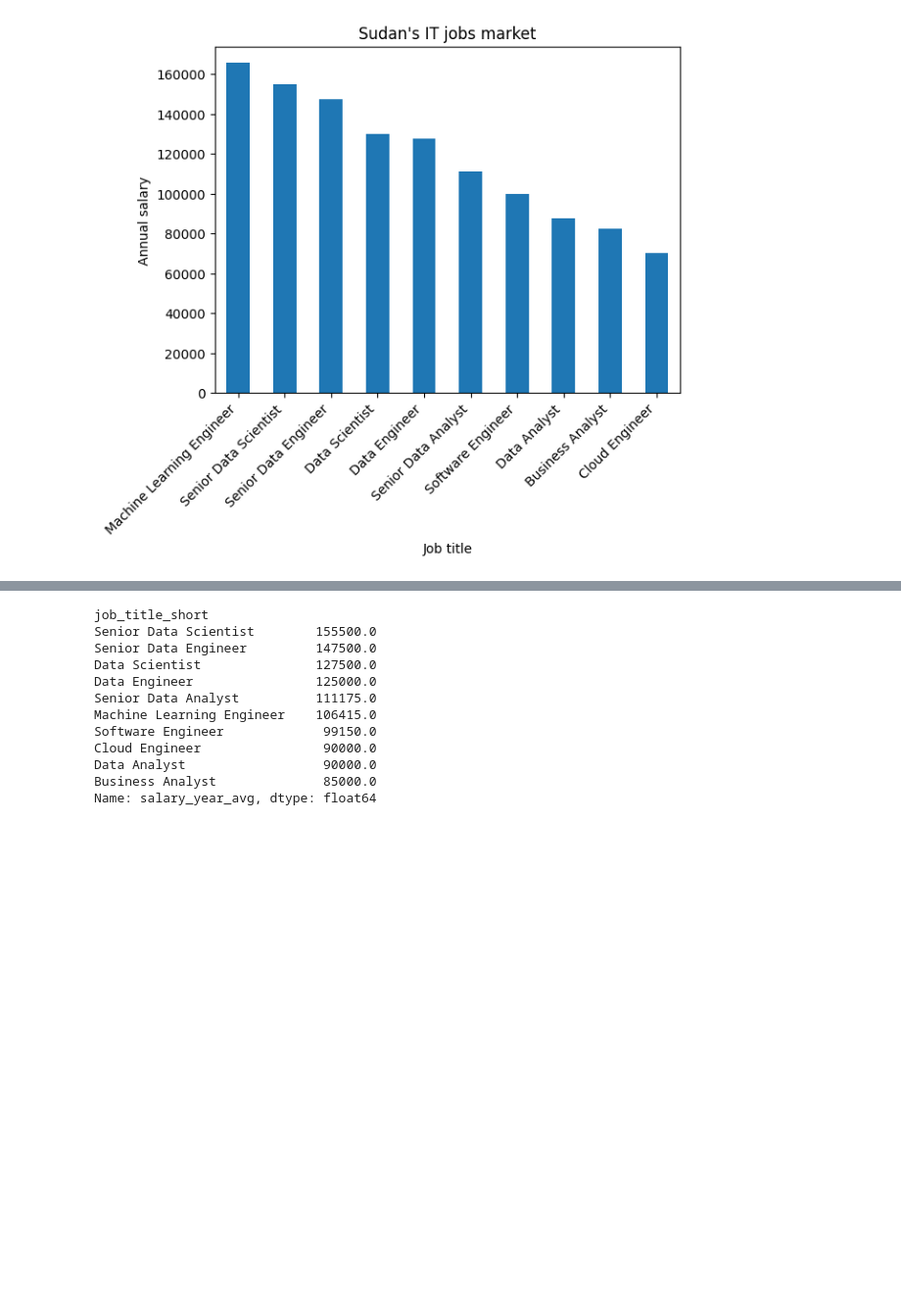
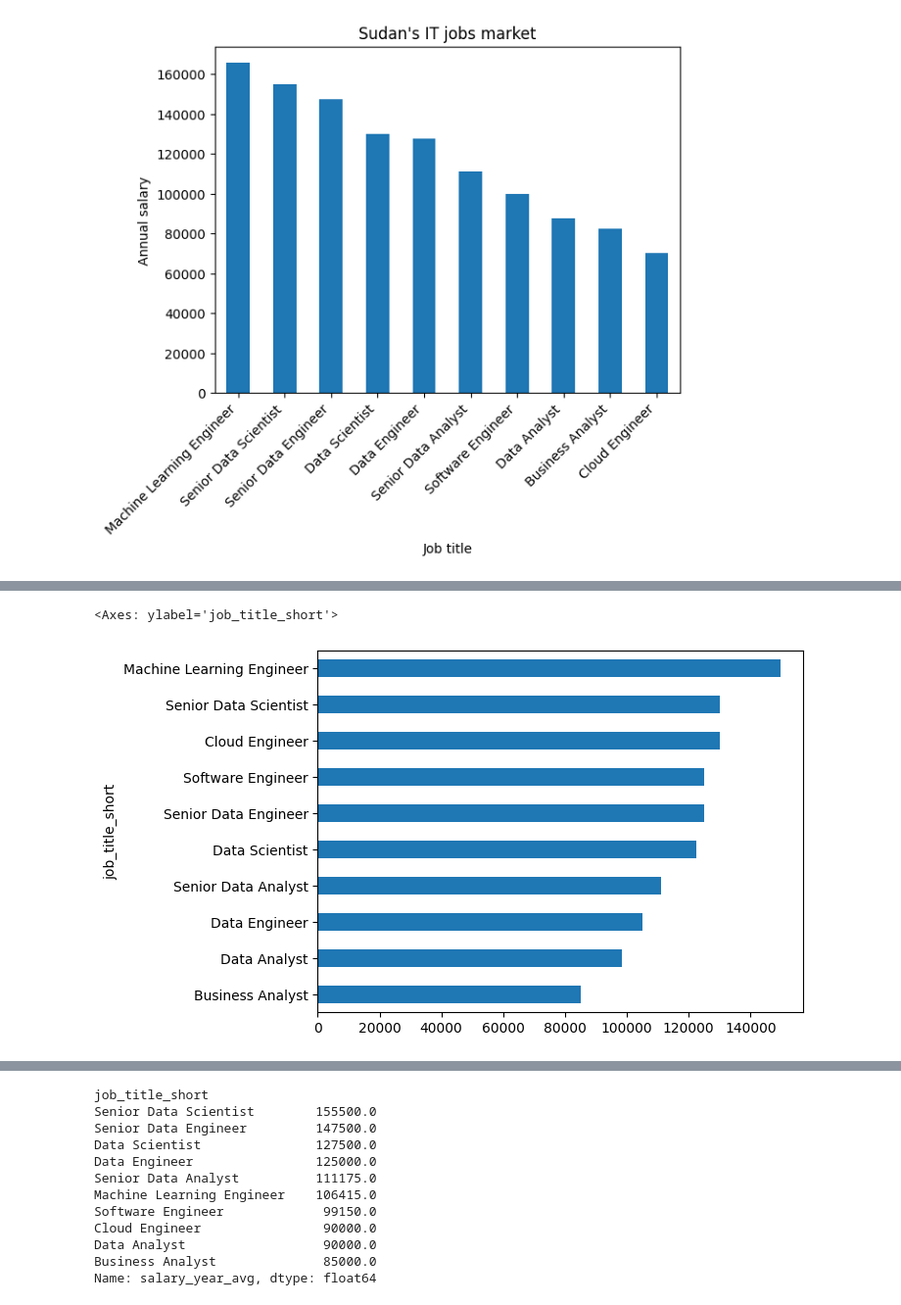
Before and after one commit to ahmedsayedtalib/data-analytics, a Jupyter notebook: training.ipynb, the cells around one changed output, grey strips where cells are left out. Shown at 98% size. Drawn from its saved outputs; the diff is of its cells as text; code cells hidden in the pictures; blank space fills up the shorter version.

```diff
--- a/training.ipynb
+++ b/training.ipynb
@@ -651,0 +628,9 @@ plt.xticks(rotation=45,ha='right')
+# %%
+canada_salaries = dataframe[dataframe['job_country'] == 'Canada']
+canada_salaries = canada_salaries.dropna(subset='salary_year_avg')
+canada_salaries_scale = canada_salaries.groupby('job_title_short')['salary_year_avg'].agg(['min','max','median','count'])
+canada_median_salaries = canada_salaries_scale['median'].sort_values(ascending=True)
+canada_median_salaries.plot(kind='barh')
+# %% [output]
+<Axes: ylabel='job_title_short'>
+[figure, added]
```
Also changed, not shown: parts of 69 cells of this notebook.
